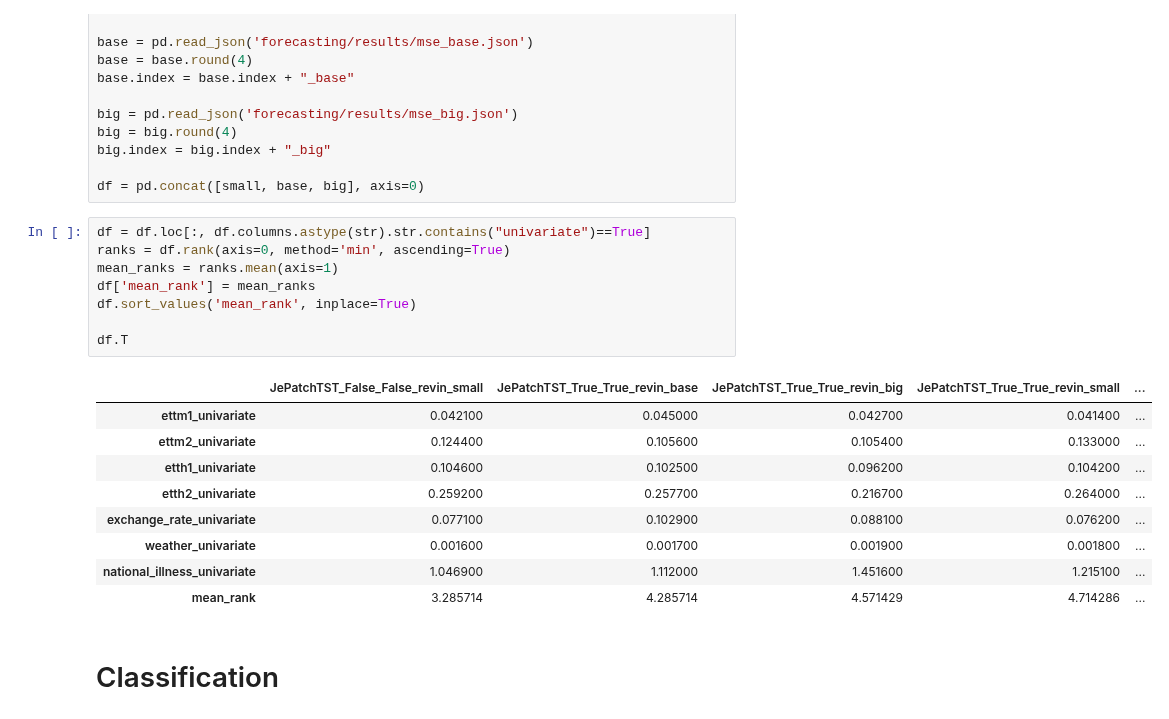
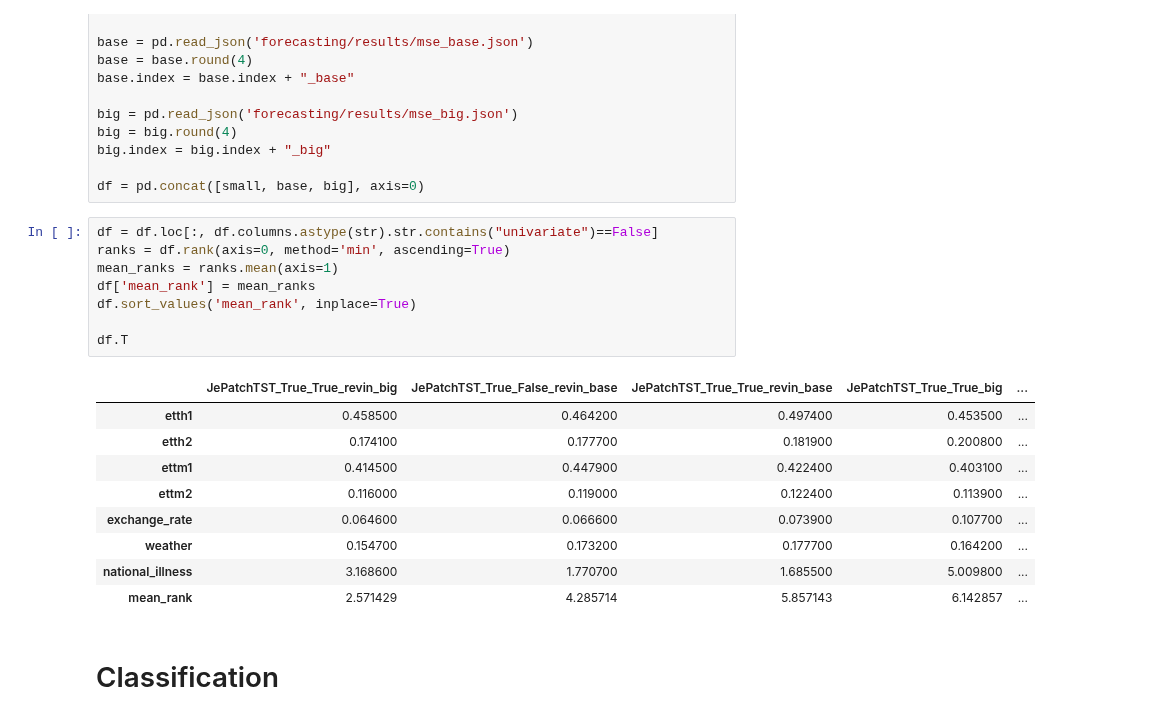
Before and after one commit to vilhess/JEPAtchTST, a Jupyter notebook: results.ipynb, the cells around one changed output. Saved outputs shown, nothing was run; the diff lists cells and outputs as text.

```diff
--- a/results.ipynb
+++ b/results.ipynb
@@ -244,23 +244,23 @@ big.index = big.index + "_big"
 
 df = pd.concat([small, base, big], axis=0)
 # %%
-df = df.loc[:, df.columns.astype(str).str.contains("univariate")==True]
+df = df.loc[:, df.columns.astype(str).str.contains("univariate")==False]
 ranks = df.rank(axis=0, method='min', ascending=True)
 mean_ranks = ranks.mean(axis=1)
 df['mean_rank'] = mean_ranks
 df.sort_values('mean_rank', inplace=True)
 
 df.T
 # %% [output]
-|  | JePatchTST_False_False_revin_small | JePatchTST_True_True_revin_base | JePatchTST_True_True_revin_big | JePatchTST_True_True_revin_small | ... |
-| ettm1_univariate | 0.042100 | 0.045000 | 0.042700 | 0.041400 | ... |
-| ettm2_univariate | 0.124400 | 0.105600 | 0.105400 | 0.133000 | ... |
-| etth1_univariate | 0.104600 | 0.102500 | 0.096200 | 0.104200 | ... |
-| etth2_univariate | 0.259200 | 0.257700 | 0.216700 | 0.264000 | ... |
-| exchange_rate_univariate | 0.077100 | 0.102900 | 0.088100 | 0.076200 | ... |
-| weather_univariate | 0.001600 | 0.001700 | 0.001900 | 0.001800 | ... |
-| national_illness_univariate | 1.046900 | 1.112000 | 1.451600 | 1.215100 | ... |
-| mean_rank | 3.285714 | 4.285714 | 4.571429 | 4.714286 | ... |
+|  | JePatchTST_True_True_revin_big | JePatchTST_True_False_revin_base | JePatchTST_True_True_revin_base | JePatchTST_True_True_big | ... |
+| etth1 | 0.458500 | 0.464200 | 0.497400 | 0.453500 | ... |
+| etth2 | 0.174100 | 0.177700 | 0.181900 | 0.200800 | ... |
+| ettm1 | 0.414500 | 0.447900 | 0.422400 | 0.403100 | ... |
+| ettm2 | 0.116000 | 0.119000 | 0.122400 | 0.113900 | ... |
+| exchange_rate | 0.064600 | 0.066600 | 0.073900 | 0.107700 | ... |
+| weather | 0.154700 | 0.173200 | 0.177700 | 0.164200 | ... |
+| national_illness | 3.168600 | 1.770700 | 1.685500 | 5.009800 | ... |
+| mean_rank | 2.571429 | 4.285714 | 5.857143 | 6.142857 | ... |
 # %% [markdown]
 # Classification
 # %% [markdown]
```
Also changed, not shown: 1 other file.
